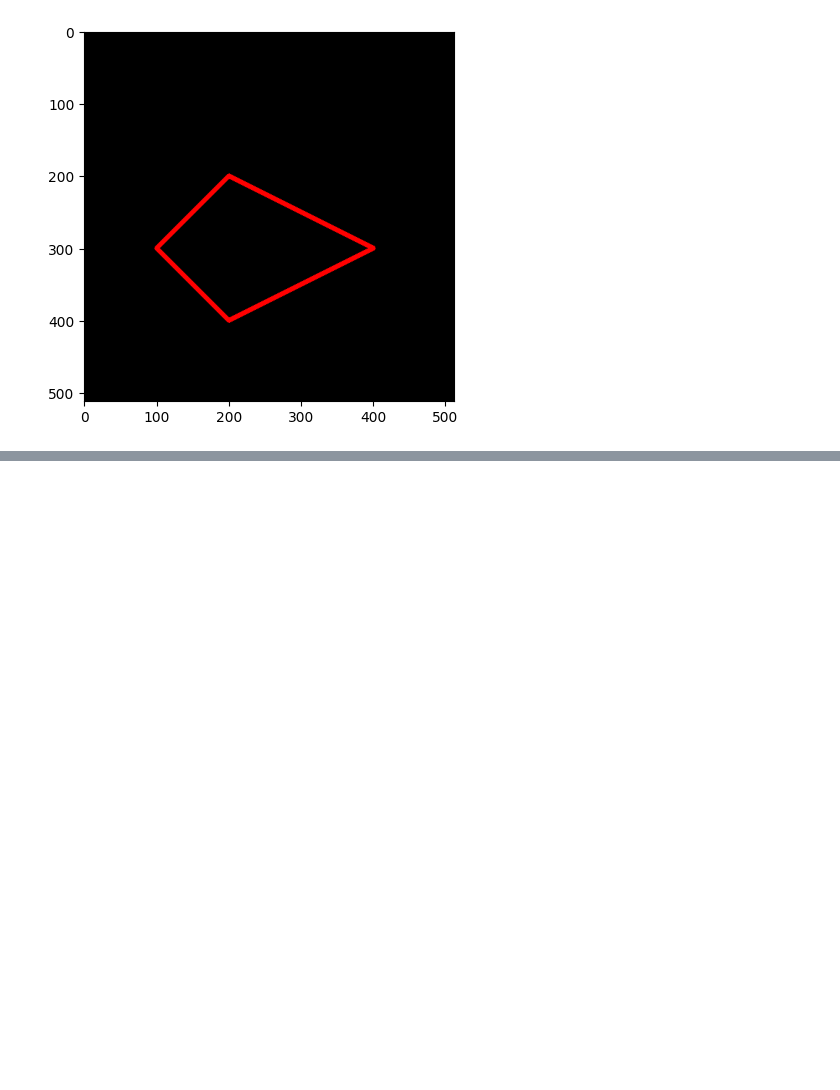
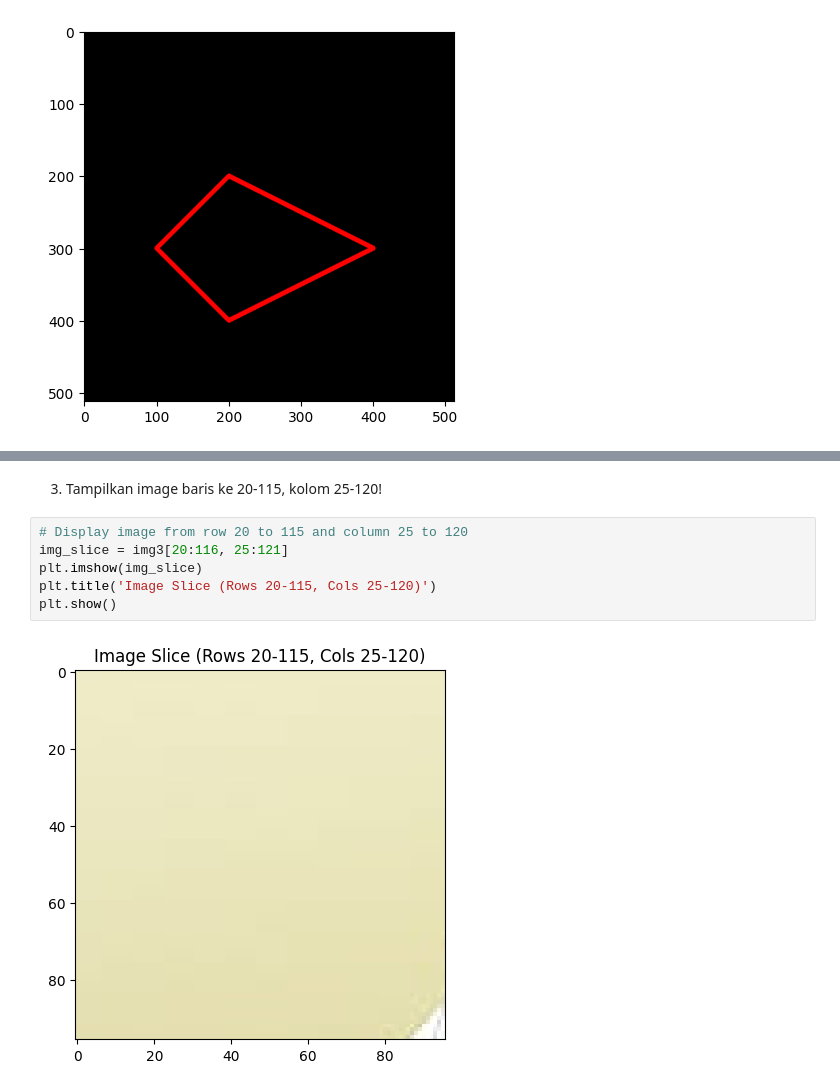
Before and after one commit to Ruphasa/PCKV, a Jupyter notebook: week1b.ipynb, the cells around one changed output, grey strips where cells are left out. Saved outputs shown, nothing was run; the diff lists cells and outputs as text; blank space fills up the shorter version.

```diff
--- a/week1b.ipynb
+++ b/week1b.ipynb
@@ -164,0 +199,10 @@ plt.imshow(black_img2)
+# %% [markdown]
+3.	Tampilkan image baris ke 20-115, kolom 25-120!
+# %%
+# Display image from row 20 to 115 and column 25 to 120
+img_slice = img3[20:116, 25:121]
+plt.imshow(img_slice)
+plt.title('Image Slice (Rows 20-115, Cols 25-120)')
+plt.show()
+# %% [output]
+[figure, added]
```
Also changed, not shown: parts of 16 cells of this notebook.
